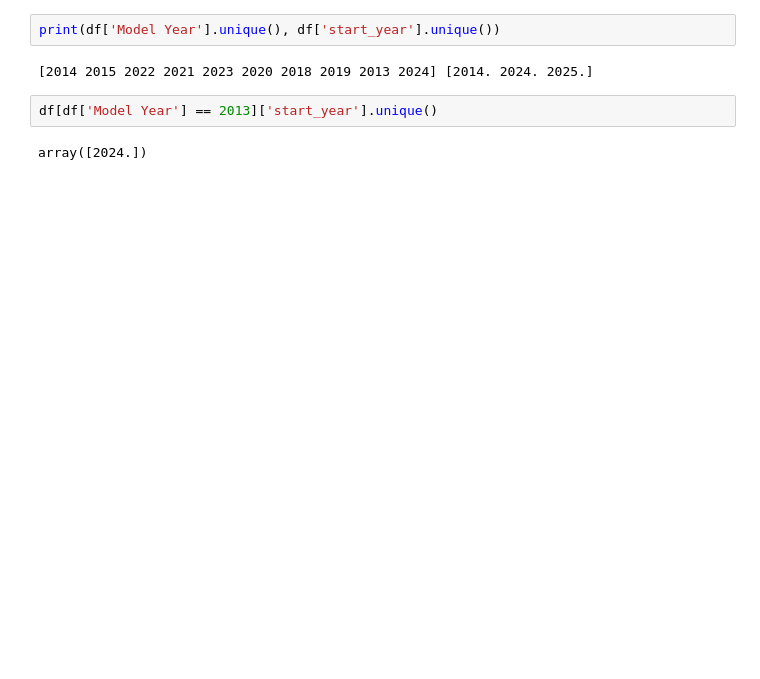
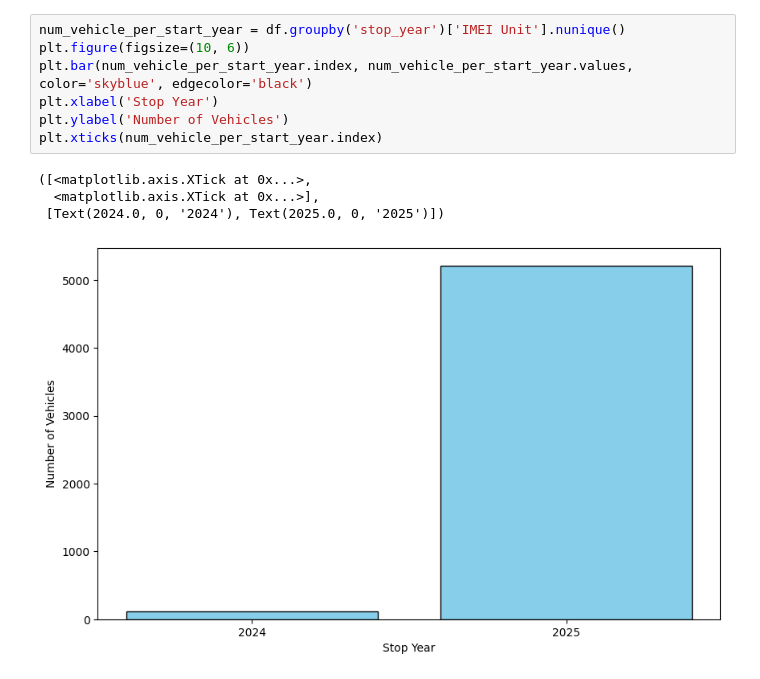
Before and after one commit to AlexWangVT/fleet_modeling, a Jupyter notebook: scripts/fleet_avl_merge.ipynb, the cells around one changed output. Cells and saved outputs as stored; diff of their text form; blank space fills up the shorter version.

```diff
--- a/scripts/fleet_avl_merge.ipynb
+++ b/scripts/fleet_avl_merge.ipynb
@@ -125,8 +109,12 @@ df.head()
-# %%
-print(df['Model Year'].unique(), df['start_year'].unique())
-# %% [output]
-[2014 2015 2022 2021 2023 2020 2018 2019 2013 2024] [2014. 2024. 2025.]
-# %%
-df[df['Model Year'] == 2013]['start_year'].unique()
-# %% [output]
-array([2024.])
+# %%
+num_vehicle_per_start_year = df.groupby('stop_year')['IMEI Unit'].nunique()
+plt.figure(figsize=(10, 6))
+plt.bar(num_vehicle_per_start_year.index, num_vehicle_per_start_year.values, color='skyblue', edgecolor='black')
+plt.xlabel('Stop Year')
+plt.ylabel('Number of Vehicles')
+plt.xticks(num_vehicle_per_start_year.index)
+# %% [output]
+([<matplotlib.axis.XTick at 0x...>,
+  <matplotlib.axis.XTick at 0x...>],
+ [Text(2024.0, 0, '2024'), Text(2025.0, 0, '2025')])
+[figure, added]
```
Also changed, not shown: parts of 18 cells of this notebook, 11 other files.
